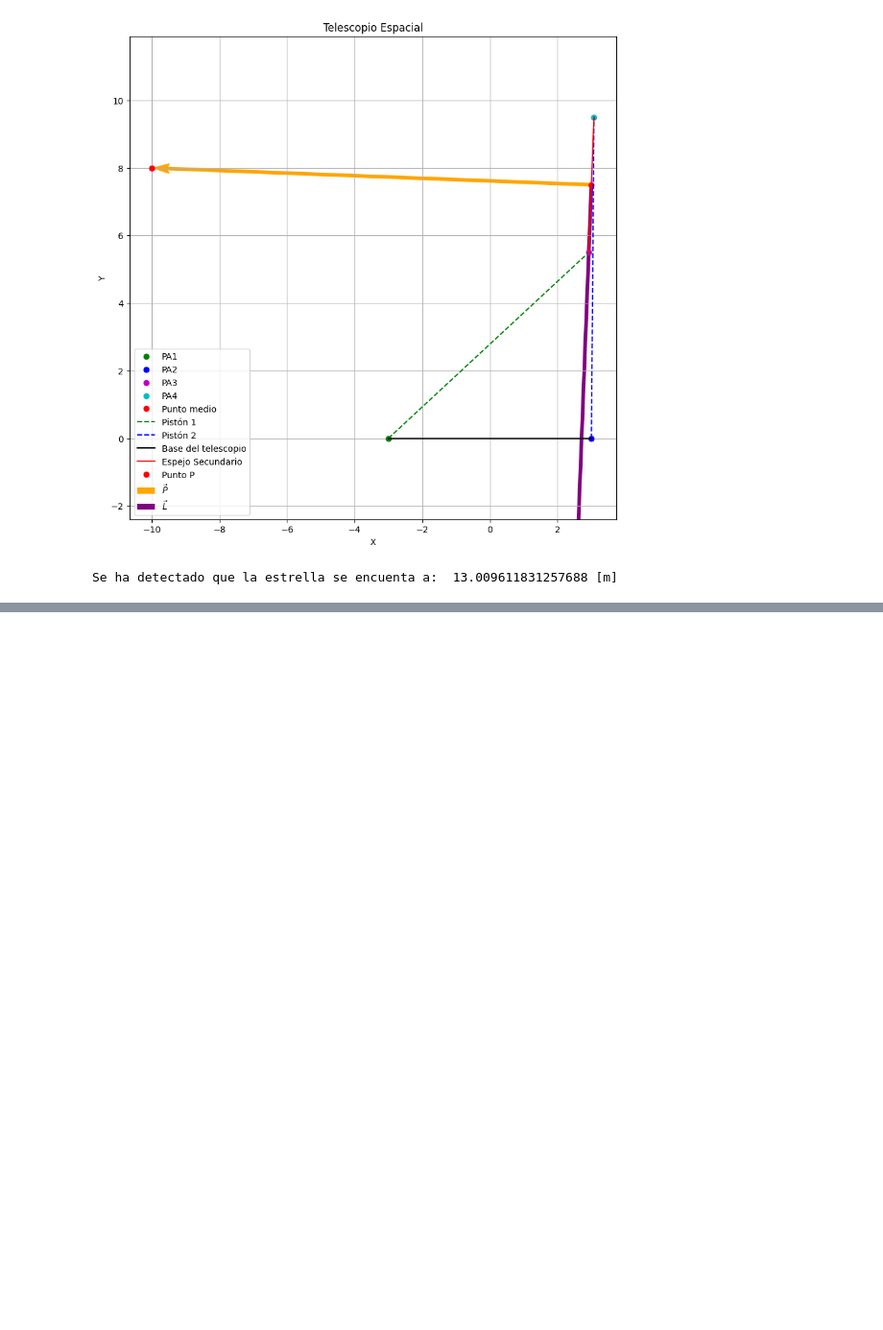
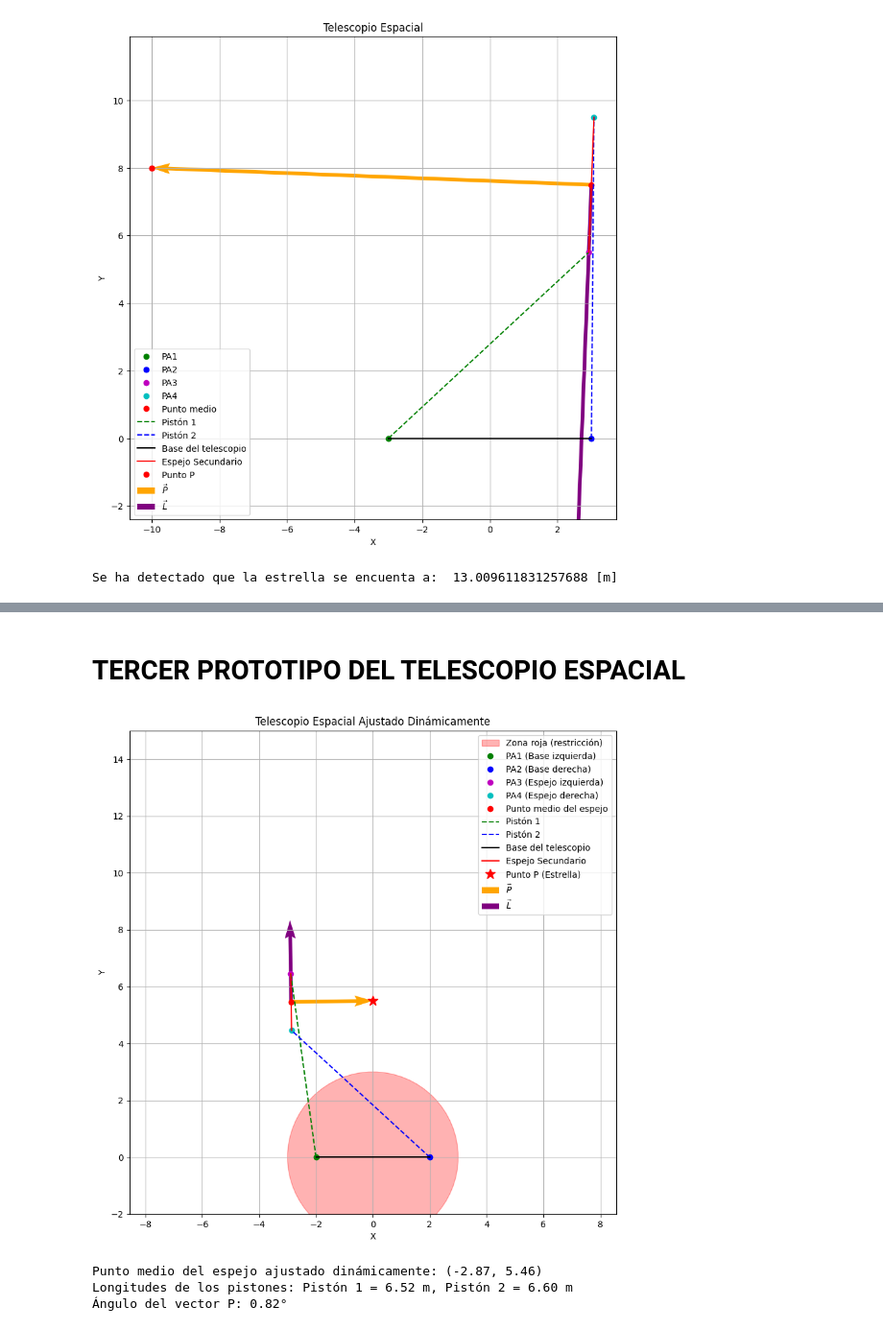
Before and after one commit to 7heAnsw3r/Pistones_Telescopio_James_Webb, a Jupyter notebook: Sistema_de_ecuaciones.ipynb, the cells around one changed output, grey strips where cells are left out. Shown at 96% size. Saved outputs shown, nothing was run; the diff lists cells and outputs as text; code cells hidden in the pictures; blank space fills up the shorter version.

Commit message:
🔨Espejo dinamico

```diff
--- a/Sistema_de_ecuaciones.ipynb
+++ b/Sistema_de_ecuaciones.ipynb
@@ -250,0 +390,80 @@ Se ha detectado que la estrella se encuenta a:  13.009611831257688 [m]
+# %% [markdown]
+# TERCER PROTOTIPO DEL TELESCOPIO ESPACIAL
+# %%
+import numpy as np
+import matplotlib.pyplot as plt
+
+def prototipo_telescopio(A, B, C, x1, y1, x2_inicial, y2_inicial):
+    # Optimización
+    resultado = minimize(costo, [x2_inicial, y2_inicial], args=(A, B, C, x1, y1))
+    x2_opt, y2_opt = resultado.x
+
+    # Parámetros ajustados
+    PA1_base = np.array([-A / 2, 0])
+    PA2_base = np.array([A / 2, 0])
+    vector_P = np.array([x1 - x2_opt, y1 - y2_opt])
+    vector_L = np.array([-(y1 - y2_opt), x1 - x2_opt])
+    vector_L_normalizado = vector_L / np.linalg.norm(vector_L)
+
+    PA4_espejo = np.array([x2_opt - (C / 2) * vector_L_normalizado[0], y2_opt - (C / 2) * vector_L_normalizado[1]])
+    PA3_espejo = np.array([x2_opt + (C / 2) * vector_L_normalizado[0], y2_opt + (C / 2) * vector_L_normalizado[1]])
+
+    piston1 = np.linalg.norm(PA3_espejo - PA1_base)
+    piston2 = np.linalg.norm(PA4_espejo - PA2_base)
+    angulo_P = np.degrees(np.arctan2(vector_P[1], vector_P[0]))
+
+    # Zona roja alrededor del telescopio (por ejemplo, un círculo de radio A/2 + 1)
+    radio_zona_roja = A / 2 + 1  # Radio de la zona restringida alrededor de la base
+
+    # Graficar resultados
+    plt.figure(figsize=(10, 10))
+
+    # Graficar la zona roja (restricción)
+    circle = plt.Circle((0, 0), radio_zona_roja, color='red', alpha=0.3, label="Zona roja (restricción)")
+    plt.gca().add_artist(circle)
+
+    # Graficar puntos de anclaje en la base y en el espejo
+    plt.plot(PA1_base[0], PA1_base[1], 'go', label="PA1 (Base izquierda)")
+    plt.plot(PA2_base[0], PA2_base[1], 'bo', label="PA2 (Base derecha)")
+    plt.plot(PA3_espejo[0], PA3_espejo[1], 'mo', label="PA3 (Espejo izquierda)")
+    plt.plot(PA4_espejo[0], PA4_espejo[1], 'co', label="PA4 (Espejo derecha)")
+    plt.plot(x2_opt, y2_opt, 'ro', label="Punto medio del espejo")
+
+    # Graficar los pistones
+    plt.plot([PA1_base[0], PA3_espejo[0]], [PA1_base[1], PA3_espejo[1]], 'g--', label=f"Pistón 1")
+    plt.plot([PA2_base[0], PA4_espejo[0]], [PA2_base[1], PA4_espejo[1]], 'b--', label=f"Pistón 2")
+
+    # Graficar la base y el espejo
+    plt.plot([-A / 2, A / 2], [0, 0], 'k-', label="Base del telescopio")
+    plt.plot([PA3_espejo[0], PA4_espejo[0]], [PA3_espejo[1], PA4_espejo[1]], 'r-', label="Espejo Secundario")
+
+    # Graficar el punto P (estrella)
+    plt.plot(x1, y1, 'r*', markersize=12, label="Punto P (Estrella)")
+
+    # Vectores
+    plt.quiver(x2_opt, y2_opt, vector_P[0], vector_P[1], angles='xy', scale_units='xy', scale=1, color='orange', label=r"$\vec{P}$")
+    plt.quiver(x2_opt, y2_opt, vector_L[0], vector_L[1], angles='xy', scale_units='xy', scale=1, color='purple', label=r"$\vec{L}$")
+
+    # Configuración de la gráfica
+    plt.xlabel('X')
+    plt.ylabel('Y')
+    plt.title('Telescopio Espacial Ajustado Dinámicamente')
+    plt.grid()
+    plt.legend()
+    plt.axis('equal')
+    plt.xlim(-10, 10)  # Ajustar el rango visible
+    plt.ylim(-2, 15)  # Ajustar el rango visible
+    plt.show()
+
+    # Imprimir resultados
+    print(f"Punto medio del espejo ajustado dinámicamente: ({x2_opt:.2f}, {y2_opt:.2f})")
+    print(f"Longitudes de los pistones: Pistón 1 = {piston1:.2f} m, Pistón 2 = {piston2:.2f} m")
+    print(f"Ángulo del vector P: {angulo_P:.2f}°")
+
+# Ejemplo de uso
+prototipo_telescopio(A=4, B=5, C=2, x1=0, y1=5.5, x2_inicial=0, y2_inicial=7.5)
+# %% [output]
+[figure, added]
+Punto medio del espejo ajustado dinámicamente: (-2.87, 5.46)
+Longitudes de los pistones: Pistón 1 = 6.52 m, Pistón 2 = 6.60 m
+Ángulo del vector P: 0.82°
```
Also changed, not shown: parts of 2 cells of this notebook.
